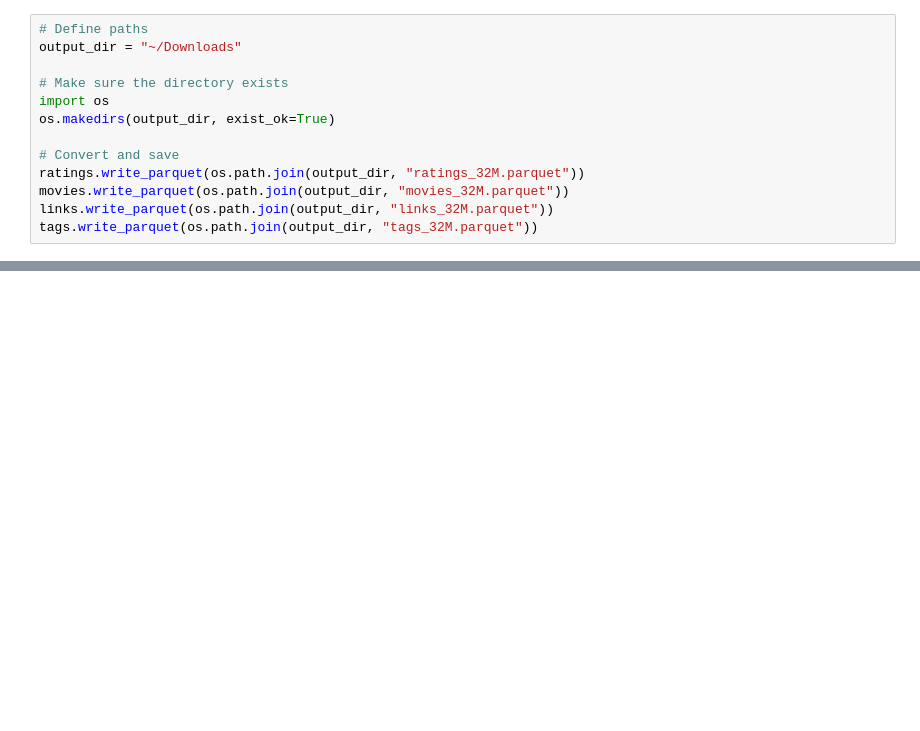
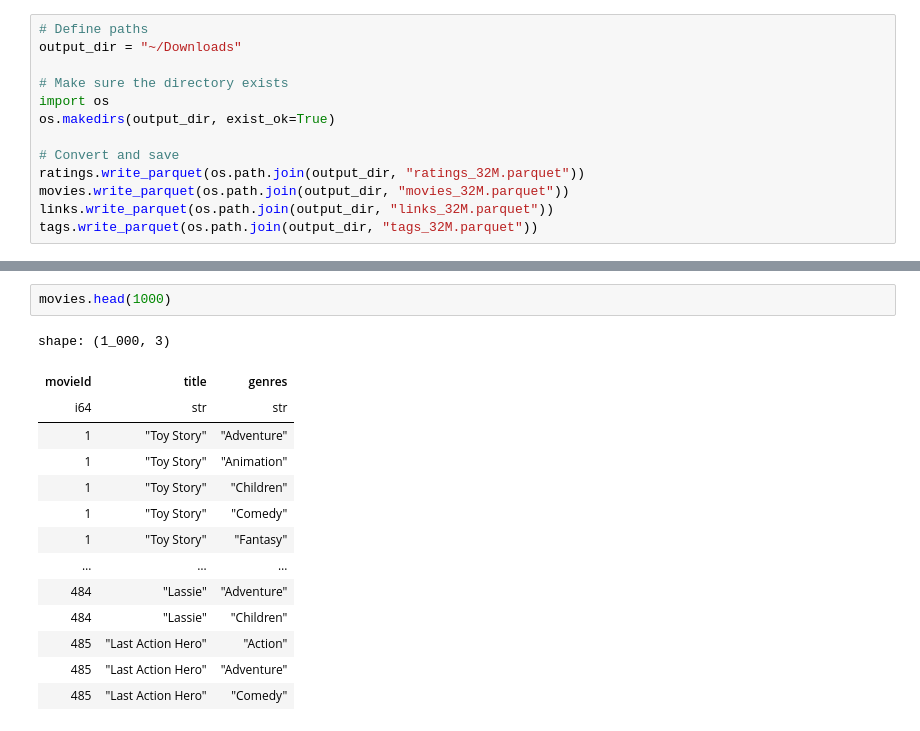
Before and after one commit to GoncaloBento/movielens-aws-duckdb, a Jupyter notebook: notebooks/preprocessing_compiled_32M.ipynb, the cells around one changed output, grey strips where cells are left out. Cells and saved outputs as stored; diff of their text form; blank space fills up the shorter version.

```diff
--- a/notebooks/preprocessing_compiled_32M.ipynb
+++ b/notebooks/preprocessing_compiled_32M.ipynb
@@ -423,0 +445,17 @@ movies.write_parquet(os.path.join(output_dir, "movies_32M.parquet"))
+# %%
+movies.head(1000)
+# %% [output]
+shape: (1_000, 3)
+| movieId | title | genres |
+| i64 | str | str |
+| 1 | "Toy Story" | "Adventure" |
+| 1 | "Toy Story" | "Animation" |
+| 1 | "Toy Story" | "Children" |
+| 1 | "Toy Story" | "Comedy" |
+| 1 | "Toy Story" | "Fantasy" |
+| … | … | … |
+| 484 | "Lassie" | "Adventure" |
+| 484 | "Lassie" | "Children" |
+| 485 | "Last Action Hero" | "Action" |
+| 485 | "Last Action Hero" | "Adventure" |
+| 485 | "Last Action Hero" | "Comedy" |
```
Also changed, not shown: parts of 10 cells of this notebook.
